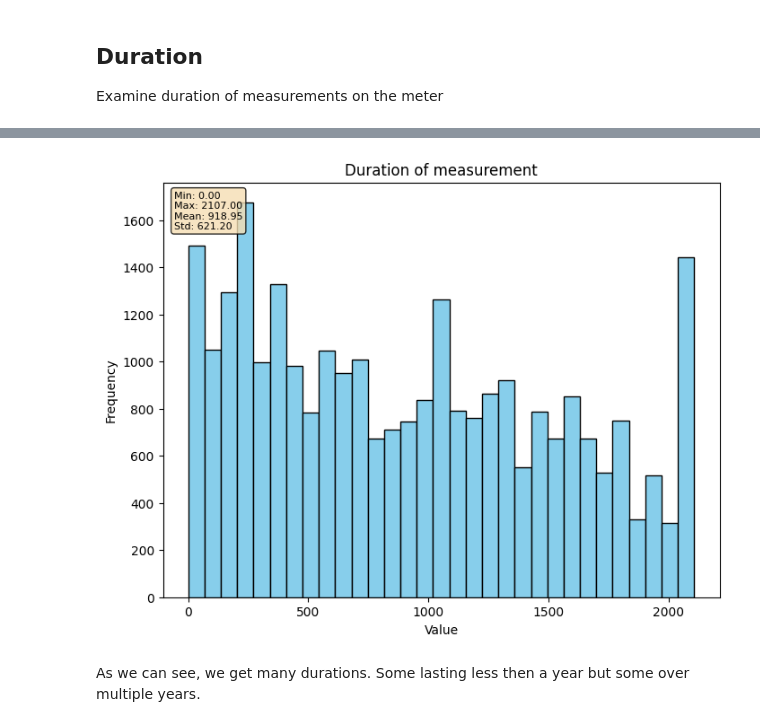
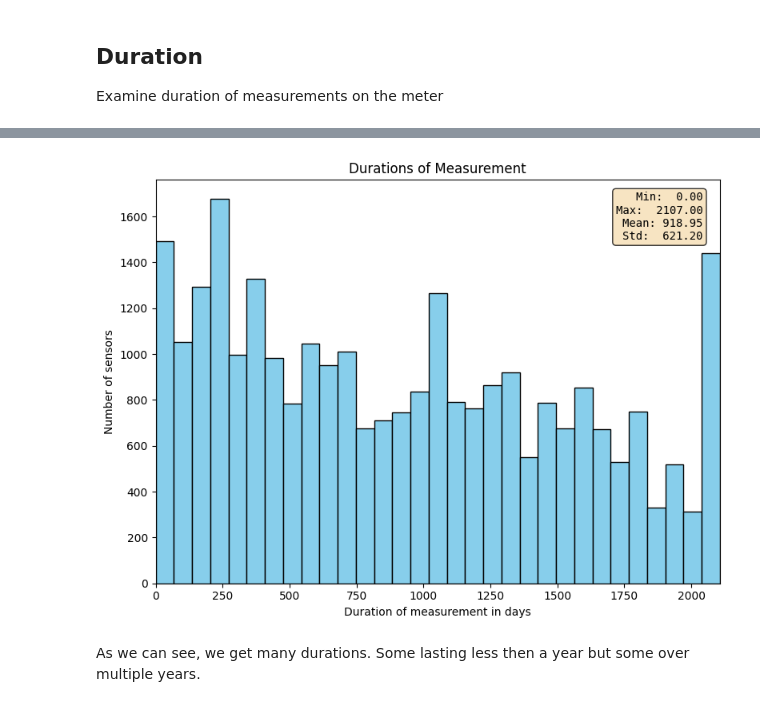
Before and after one commit to andres-cerny/master_thesis, a Jupyter notebook: data_exploration.ipynb, the cells around one changed output, grey strips where cells are left out. Drawn from its saved outputs; the diff is of its cells as text; code cells hidden in the pictures.

```diff
--- a/data_exploration.ipynb
+++ b/data_exploration.ipynb
@@ -388 +418,37 @@ number_of_records = get_pickle_data('./pickles/number_of_records_001', metadata_
+# %%
+def plot_histogram_with_stats_no_overflow(values, title='Histogram', bins='auto', density=False,
+                   x_range=None, x_label="Value", y_label="Frequency"):
+    values = np.asarray(values)
+    min_val = np.min(values)
+    max_val = np.max(values)
+
+    if x_range is None:
+        x_range = (min_val, max_val)
+
+    range_min, range_max = x_range
+
+    fig, ax = plt.subplots(figsize=(8, 6))
+
+    ax.hist(values, bins=bins, density=density, range=(range_min, range_max),
+            color='skyblue', edgecolor='black')
+
+    ax.set_xlim(range_min, range_max)
+    ax.set_title(title)
+    ax.set_xlabel(x_label)
+    ax.set_ylabel(y_label)
+
+    mean_val = np.mean(values)
+    std_val = np.std(values)
+    stats_lines = [
+        f"Min:  {min_val:.2f}",
+        f"Max:  {max_val:.2f}",
+        f"Mean: {mean_val:.2f}",
+        f"Std:  {std_val:.2f}",
+    ]
+    ax.text(0.97, 0.97, "\n".join(stats_lines), transform=ax.transAxes,
+            ha='right', va='top', fontfamily='monospace',
+            bbox=dict(boxstyle='round', facecolor='wheat', alpha=0.8), fontsize=10)
+
+    plt.tight_layout()
+    plt.show()
 # %%
@@ -422,7 +494,7 @@ durations_in_days_dict = durations_in_days.to_dict()
 # %%
-plot_histogram_with_stats(durations_in_days, "Duration of measurement")
+plot_histogram_with_stats_no_overflow(durations_in_days, "Durations of Measurement", x_label="Duration of measurement in days", y_label="Number of sensors")
 # %% [output]
-[figure, old version]
+[figure, new version]
 # %% [markdown]
 As we can see, we get many durations. Some lasting less then a year but some over multiple years.
 # %%
```
Also changed, not shown: parts of 23 cells of this notebook.
